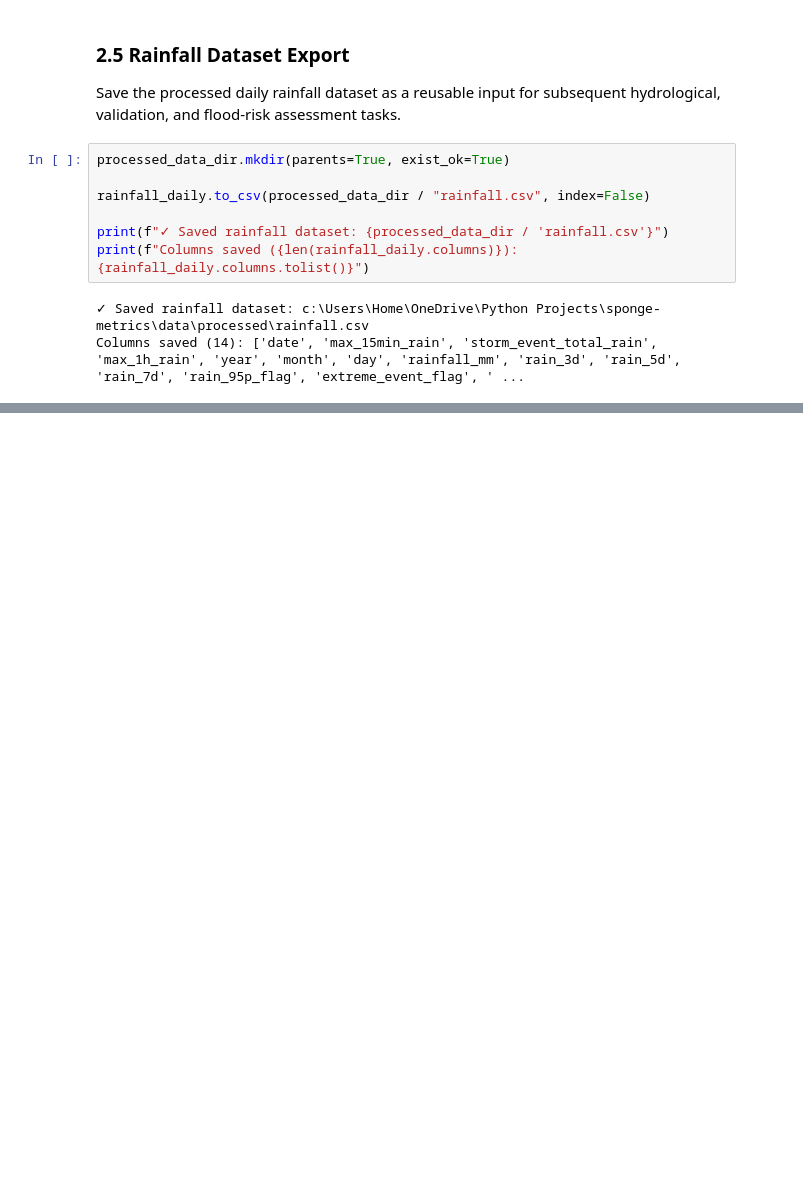
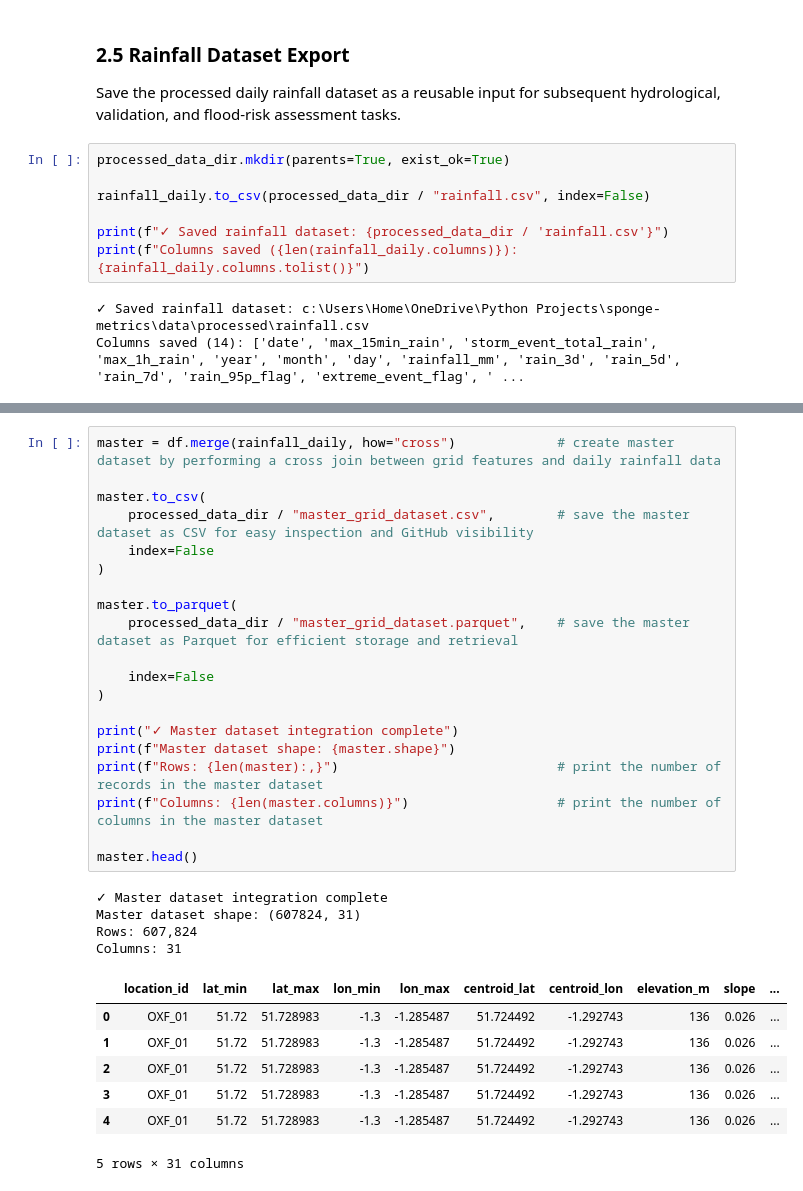
Before and after one commit to femijulius560/sponge-metrics, a Jupyter notebook: jupyter_notebooks/sponge_metrics_notebook.ipynb, the cells around one changed output, grey strips where cells are left out. Saved outputs shown, nothing was run; the diff lists cells and outputs as text; blank space fills up the shorter version.

```diff
--- a/jupyter_notebooks/sponge_metrics_notebook.ipynb
+++ b/jupyter_notebooks/sponge_metrics_notebook.ipynb
@@ -626,0 +633,32 @@ Columns saved (14): ['date', 'max_15min_rain', 'storm_event_total_rain', 'max_1h
+# %%
+master = df.merge(rainfall_daily, how="cross")             # create master dataset by performing a cross join between grid features and daily rainfall data
+
+master.to_csv(
+    processed_data_dir / "master_grid_dataset.csv",        # save the master dataset as CSV for easy inspection and GitHub visibility
+    index=False
+)
+
+master.to_parquet(
+    processed_data_dir / "master_grid_dataset.parquet",    # save the master dataset as Parquet for efficient storage and retrieval
+
+    index=False
+)
+
+print("✓ Master dataset integration complete")
+print(f"Master dataset shape: {master.shape}")
+print(f"Rows: {len(master):,}")                            # print the number of records in the master dataset
+print(f"Columns: {len(master.columns)}")                   # print the number of columns in the master dataset
+
+master.head()
+# %% [output]
+✓ Master dataset integration complete
+Master dataset shape: (607824, 31)
+Rows: 607,824
+Columns: 31
+|  | location_id | lat_min | lat_max | lon_min | lon_max | centroid_lat | centroid_lon | elevation_m | slope | ... |
+| 0 | OXF_01 | 51.72 | 51.728983 | -1.3 | -1.285487 | 51.724492 | -1.292743 | 136 | 0.026 | ... |
+| 1 | OXF_01 | 51.72 | 51.728983 | -1.3 | -1.285487 | 51.724492 | -1.292743 | 136 | 0.026 | ... |
+| 2 | OXF_01 | 51.72 | 51.728983 | -1.3 | -1.285487 | 51.724492 | -1.292743 | 136 | 0.026 | ... |
+| 3 | OXF_01 | 51.72 | 51.728983 | -1.3 | -1.285487 | 51.724492 | -1.292743 | 136 | 0.026 | ... |
+| 4 | OXF_01 | 51.72 | 51.728983 | -1.3 | -1.285487 | 51.724492 | -1.292743 | 136 | 0.026 | ... |
+5 rows × 31 columns
```
Also changed, not shown: parts of 3 cells of this notebook, 2 other files.
